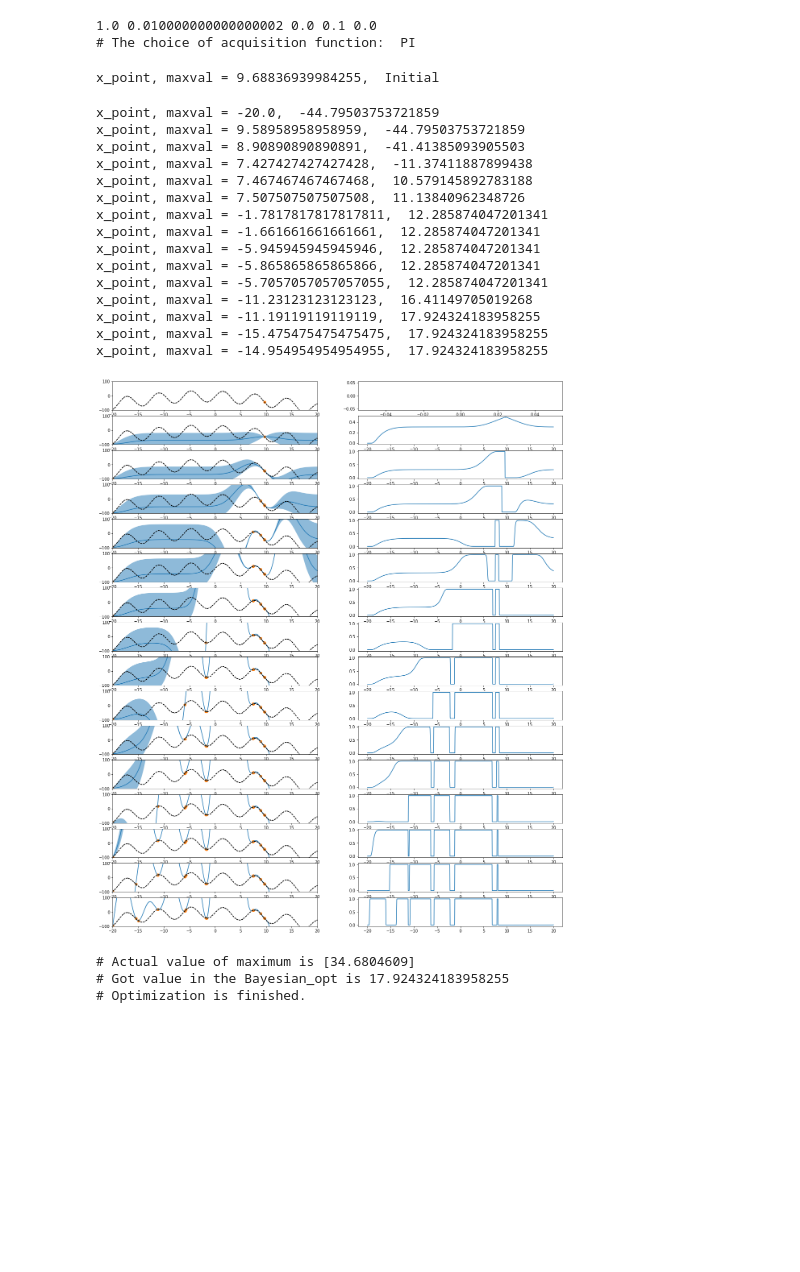
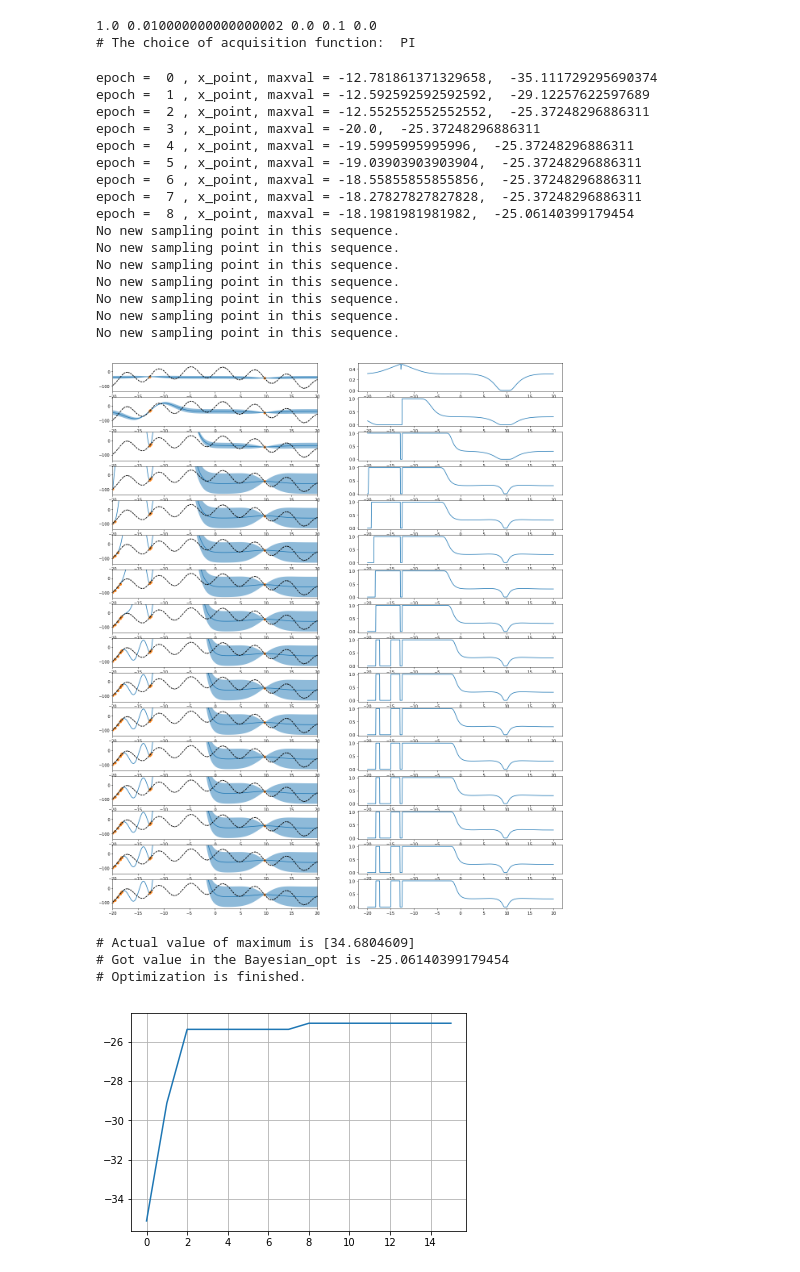
Before and after one commit to Yasushi-Shinohara/GPR_Note, a Jupyter notebook: Project2/Bopt_PI.ipynb, the cells around one changed output. Saved outputs shown, nothing was run; the diff lists cells and outputs as text; code cells hidden in the pictures; blank space fills up the shorter version.

Commit message:
The way to give an initial condition is changed to more suitbale one.

```diff
--- a/Project2/Bopt_PI.ipynb
+++ b/Project2/Bopt_PI.ipynb
@@ -52,6 +52,12 @@ print('# The choice of acquisition function: ',BO.aqui_name)
 x_sample = np.array([])
 y_sample = np.array([])
 x_point = np.random.uniform(-20,20) #Initial point is randomely chosen
+x_sample = np.append(x_sample,x_point)
+y_point = generate_sample(x_point)
+y_sample = np.append(y_sample,y_point)
+x_point = np.random.uniform(-20,20) #Second point is randomely chosen as well
+#
+maxval_list = []
 #
 epoch = 16 #Number of optimization
 Nplotevery = 1
@@ -59,52 +65,58 @@ maxval = 'Initial'
 plt.figure(figsize=(20, 50))
 for i in range(epoch):
     if x_point not in x_sample:
         x_sample = np.append(x_sample,x_point)                          #Add x_point to x_sample
         y_point = generate_sample(x_point)                              #Get y_point value from x_sample
         y_sample = np.append(y_sample,y_point)                          #Add y_point to x_ample
-        print ("x_point, maxval = "+str(x_point)+',  '+str(maxval))
+        print ("epoch = ",str(i),", x_point, maxval = "+str(x_point)+',  '+str(max(y_sample)))
     else:
         print('No new sampling point in this sequence.')
     mean, std = GPR.xsample2meanvariance(x_sample, y_sample, x, eps = 1.0e-10) #Get mean/std
     maxval = max(y_sample)                                                     #Update maximum value up to now
     aqui = BO.get_aqui(mean, std, maxval)                                      #Define acquisition function
     x_point = x[np.argmax(aqui)]                                               #Determin the next candidate of the search
+    maxval_list.append(maxval)
     if(i%Nplotevery==0):
         plt.subplot(epoch*2,2,i*2+1)
         plt.plot(x,np.array(mean))
         plt.plot(x,z,'k--')
         high_bound = mean+ 1.0*std
         lower_bound = mean- 1.0*std
         plt.fill_between(x,high_bound,lower_bound, alpha=0.5)
         plt.xlim(-20,20)
-        plt.ylim(-100,100)
+        plt.ylim(-140,60)
         plt.scatter(x_sample,y_sample)
         plt.subplot(epoch*2,2,i*2+2)
         plt.plot(x,aqui)
         plt.savefig("bayes_"+str(BO.aqui_name)+".png")
 plt.show()
 
 print("# Actual value of maximum is "+str(max(z)))
 print("# Got value in the Bayesian_opt is "+str(maxval))
 print("# Optimization is finished.")
+plt.figure()
+plt.plot(maxval_list)
+plt.grid()
+plt.show()
 # %% [output]
-x_point, maxval = 9.68836939984255,  Initial
+epoch =  0 , x_point, maxval = -12.781861371329658,  -35.111729295690374
+epoch =  1 , x_point, maxval = -12.592592592592592,  -29.12257622597689
+epoch =  2 , x_point, maxval = -12.552552552552552,  -25.37248296886311
+epoch =  3 , x_point, maxval = -20.0,  -25.37248296886311
+epoch =  4 , x_point, maxval = -19.5995995995996,  -25.37248296886311
+epoch =  5 , x_point, maxval = -19.03903903903904,  -25.37248296886311
+epoch =  6 , x_point, maxval = -18.55855855855856,  -25.37248296886311
+epoch =  7 , x_point, maxval = -18.27827827827828,  -25.37248296886311
+epoch =  8 , x_point, maxval = -18.1981981981982,  -25.06140399179454
+No new sampling point in this sequence.
+No new sampling point in this sequence.
+No new sampling point in this sequence.
+No new sampling point in this sequence.
+No new sampling point in this sequence.
+No new sampling point in this sequence.
+No new sampling point in this sequence.
+[figure, new version]
-x_point, maxval = -20.0,  -44.79503753721859
-x_point, maxval = 9.58958958958959,  -44.79503753721859
-x_point, maxval = 8.90890890890891,  -41.41385093905503
-x_point, maxval = 7.427427427427428,  -11.37411887899438
-x_point, maxval = 7.467467467467468,  10.579145892783188
-x_point, maxval = 7.507507507507508,  11.13840962348726
-x_point, maxval = -1.7817817817817811,  12.285874047201341
-x_point, maxval = -1.661661661661661,  12.285874047201341
-x_point, maxval = -5.945945945945946,  12.285874047201341
-x_point, maxval = -5.865865865865866,  12.285874047201341
-x_point, maxval = -5.7057057057057055,  12.285874047201341
-x_point, maxval = -11.23123123123123,  16.41149705019268
-x_point, maxval = -11.19119119119119,  17.924324183958255
-x_point, maxval = -15.475475475475475,  17.924324183958255
-x_point, maxval = -14.954954954954955,  17.924324183958255
+# Actual value of maximum is [34.6804609]
+# Got value in the Bayesian_opt is -25.06140399179454
+# Optimization is finished.
-[figure, old version]
-# Actual value of maximum is [34.6804609]
-# Got value in the Bayesian_opt is 17.924324183958255
-# Optimization is finished.
+[figure, added]
```
Also changed, not shown: 2 other files.
